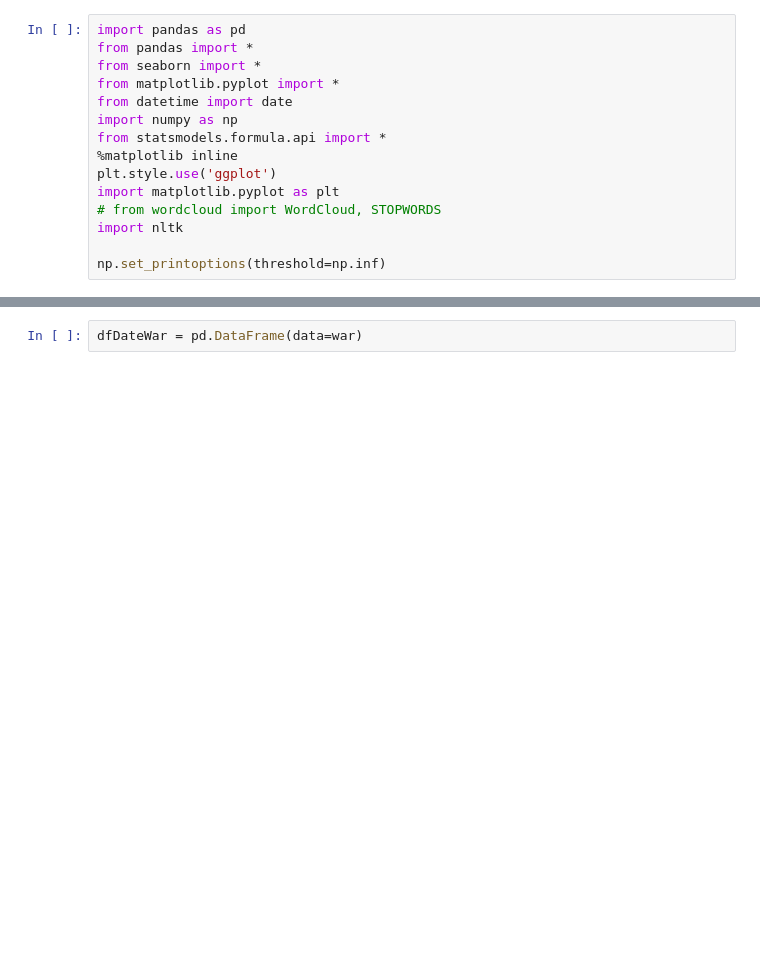
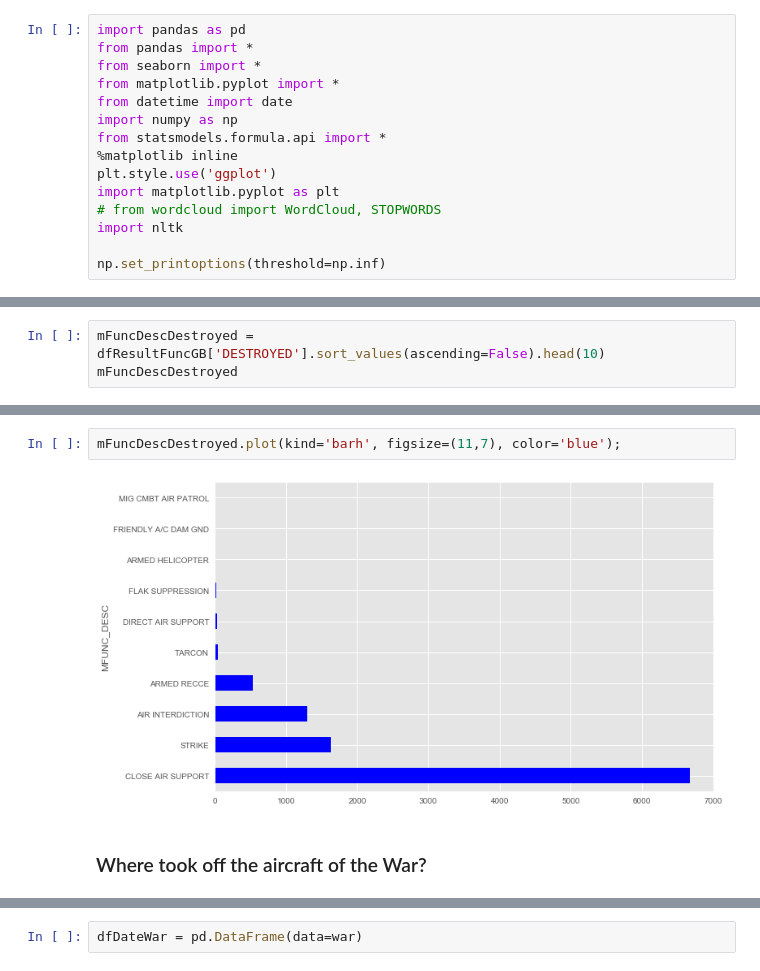
Before and after one commit to felipeferraz14/vietnam-war-bombing-operations, a Jupyter notebook: vietnam_war_operation.ipynb, the cells around one changed output, grey strips where cells are left out. Drawn from its saved outputs; the diff is of its cells as text; blank space fills up the shorter version.

```diff
--- a/vietnam_war_operation.ipynb
+++ b/vietnam_war_operation.ipynb
@@ -127,0 +96,3 @@ war['MSNDATE'].fillna(war['MSNDATE'].mode()[0], inplace=True)
+# %%
+mFuncDescDestroyed = dfResultFuncGB['DESTROYED'].sort_values(ascending=False).head(10)
+mFuncDescDestroyed
@@ -127,0 +112,6 @@ war['MSNDATE'].fillna(war['MSNDATE'].mode()[0], inplace=True)
+# %%
+mFuncDescDestroyed.plot(kind='barh', figsize=(11,7), color='blue');
+# %% [output]
+[figure, added]
+# %% [markdown]
+### Where took off the aircraft of the War?
```
Also changed, not shown: parts of 64 cells of this notebook, 1 other file.
